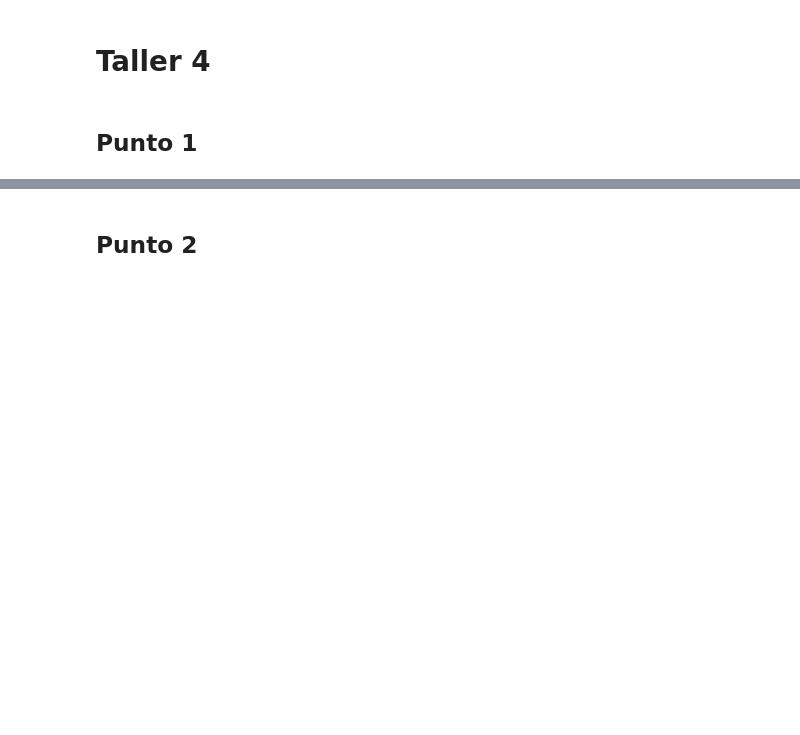
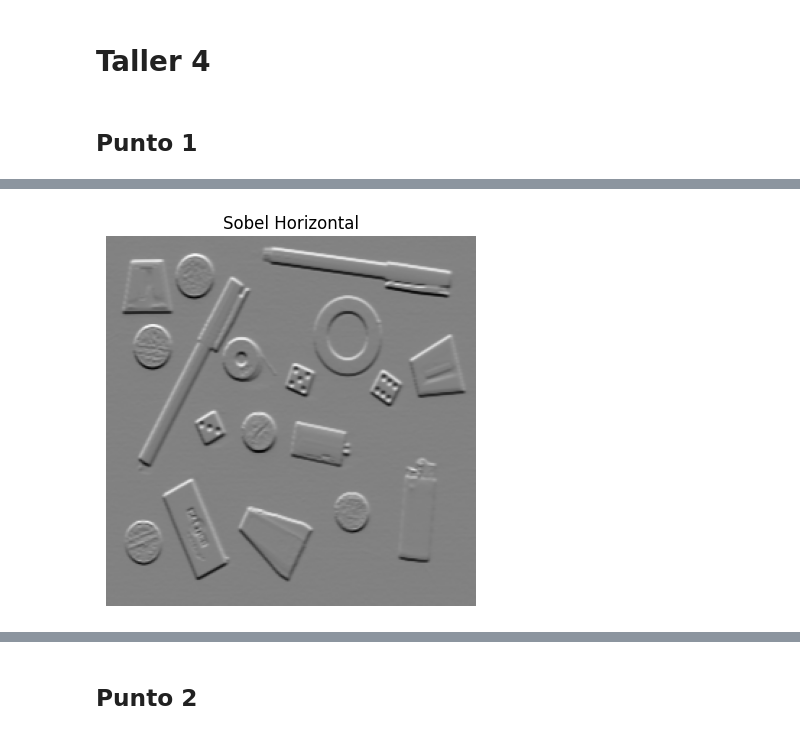
Before and after one commit to MISIS4825-IMAGENES-Y-VISION/Taller4, a Jupyter notebook: Taller4.ipynb, the cells around one changed output, grey strips where cells are left out. Drawn from its saved outputs; the diff is of its cells as text; code cells hidden in the pictures; blank space fills up the shorter version.

```diff
--- a/Taller4.ipynb
+++ b/Taller4.ipynb
@@ -20,0 +37,11 @@ from skimage.feature import canny
+# %%
+img = cv.imread(str(img_path), cv.IMREAD_GRAYSCALE)
+img_int32 = img.astype(np.int32)
+# %%
+sobel_horizontal = sobel_h(img_int32)
+plt.imshow(sobel_horizontal, cmap="gray")
+plt.title("Sobel Horizontal")
+plt.axis("off")
+plt.show()
+# %% [output]
+[figure, added]
```
Also changed, not shown: parts of 19 cells of this notebook, 4 other files.
